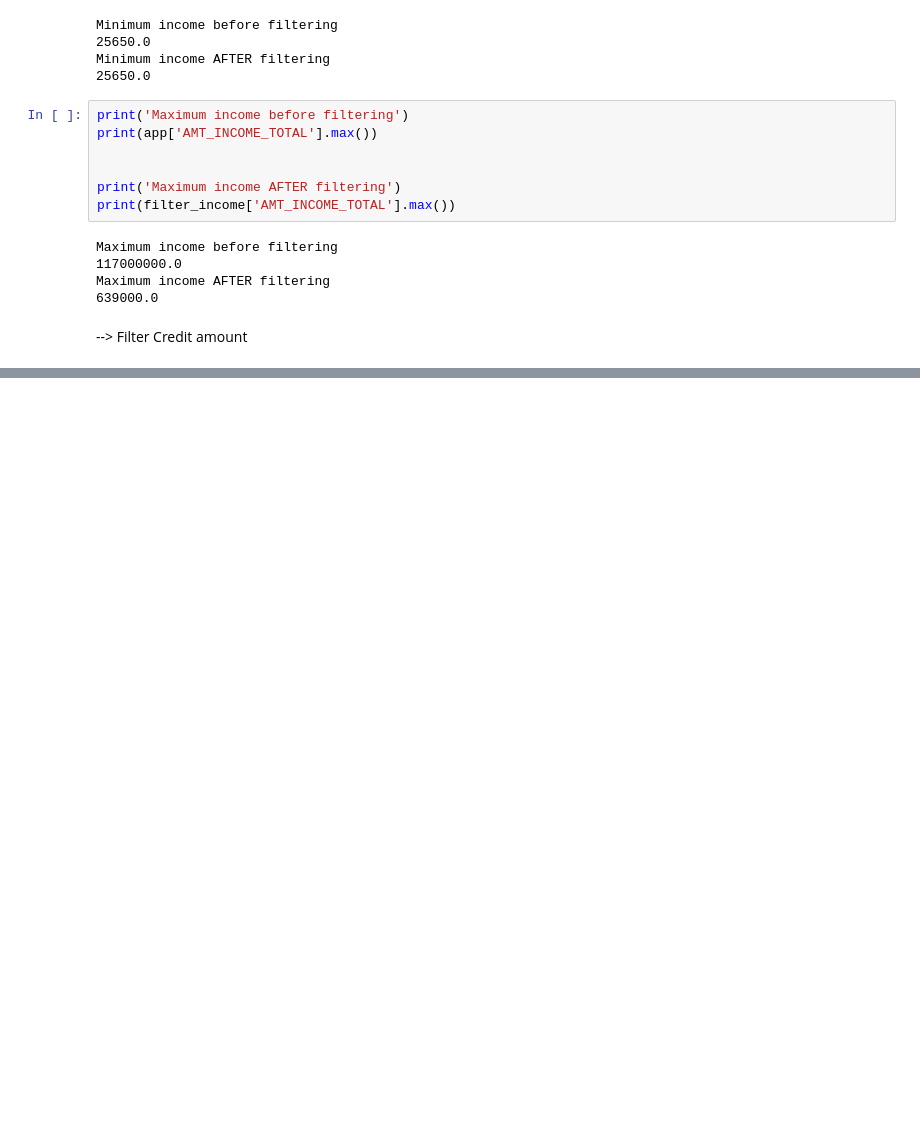
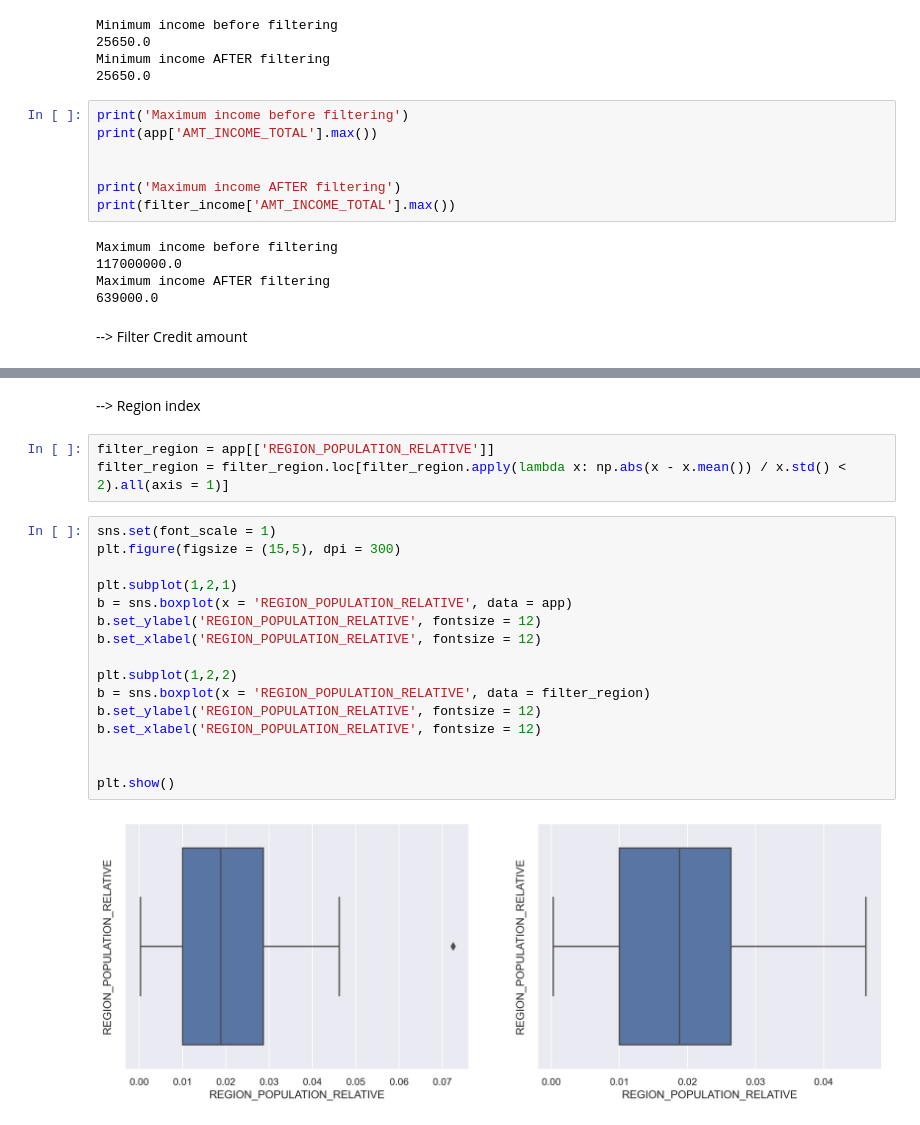
Before and after one commit to LenaChretien/Credit-Card-Fraud, a Jupyter notebook: Prep_data.ipynb, the cells around one changed output, grey strips where cells are left out. Saved outputs shown, nothing was run; the diff lists cells and outputs as text; blank space fills up the shorter version.

```diff
--- a/Prep_data.ipynb
+++ b/Prep_data.ipynb
@@ -313,0 +417,23 @@ print(min)
+# %% [markdown]
+--> Region index
+# %%
+filter_region = app[['REGION_POPULATION_RELATIVE']]
+filter_region = filter_region.loc[filter_region.apply(lambda x: np.abs(x - x.mean()) / x.std() < 2).all(axis = 1)]
+# %%
+sns.set(font_scale = 1)
+plt.figure(figsize = (15,5), dpi = 300)
+
+plt.subplot(1,2,1)
+b = sns.boxplot(x = 'REGION_POPULATION_RELATIVE', data = app)
+b.set_ylabel('REGION_POPULATION_RELATIVE', fontsize = 12)
+b.set_xlabel('REGION_POPULATION_RELATIVE', fontsize = 12)
+
+plt.subplot(1,2,2)
+b = sns.boxplot(x = 'REGION_POPULATION_RELATIVE', data = filter_region)
+b.set_ylabel('REGION_POPULATION_RELATIVE', fontsize = 12)
+b.set_xlabel('REGION_POPULATION_RELATIVE', fontsize = 12)
+
+
+plt.show()
+# %% [output]
+[figure, added]
```
Also changed, not shown: parts of 54 cells of this notebook, 2 other files.
